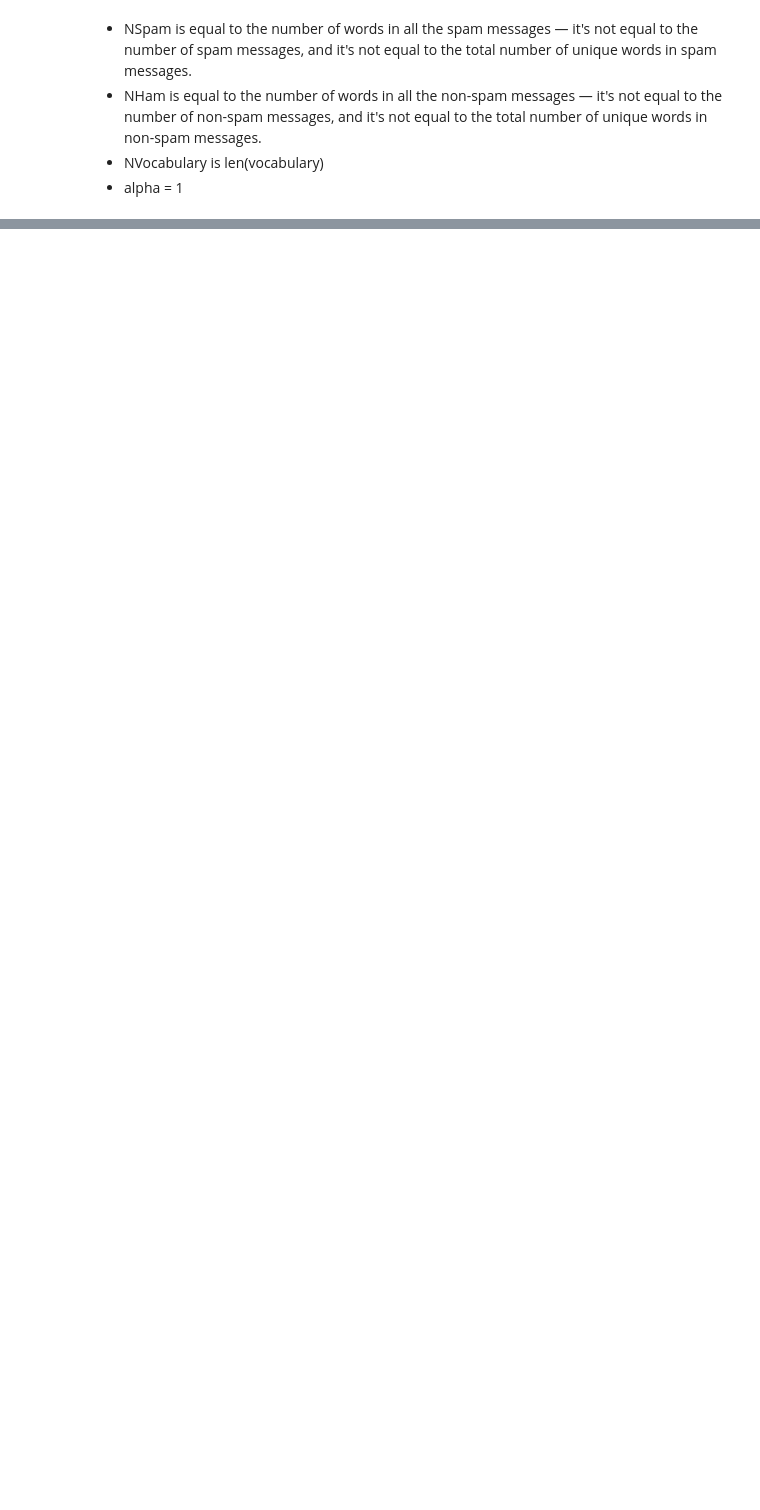
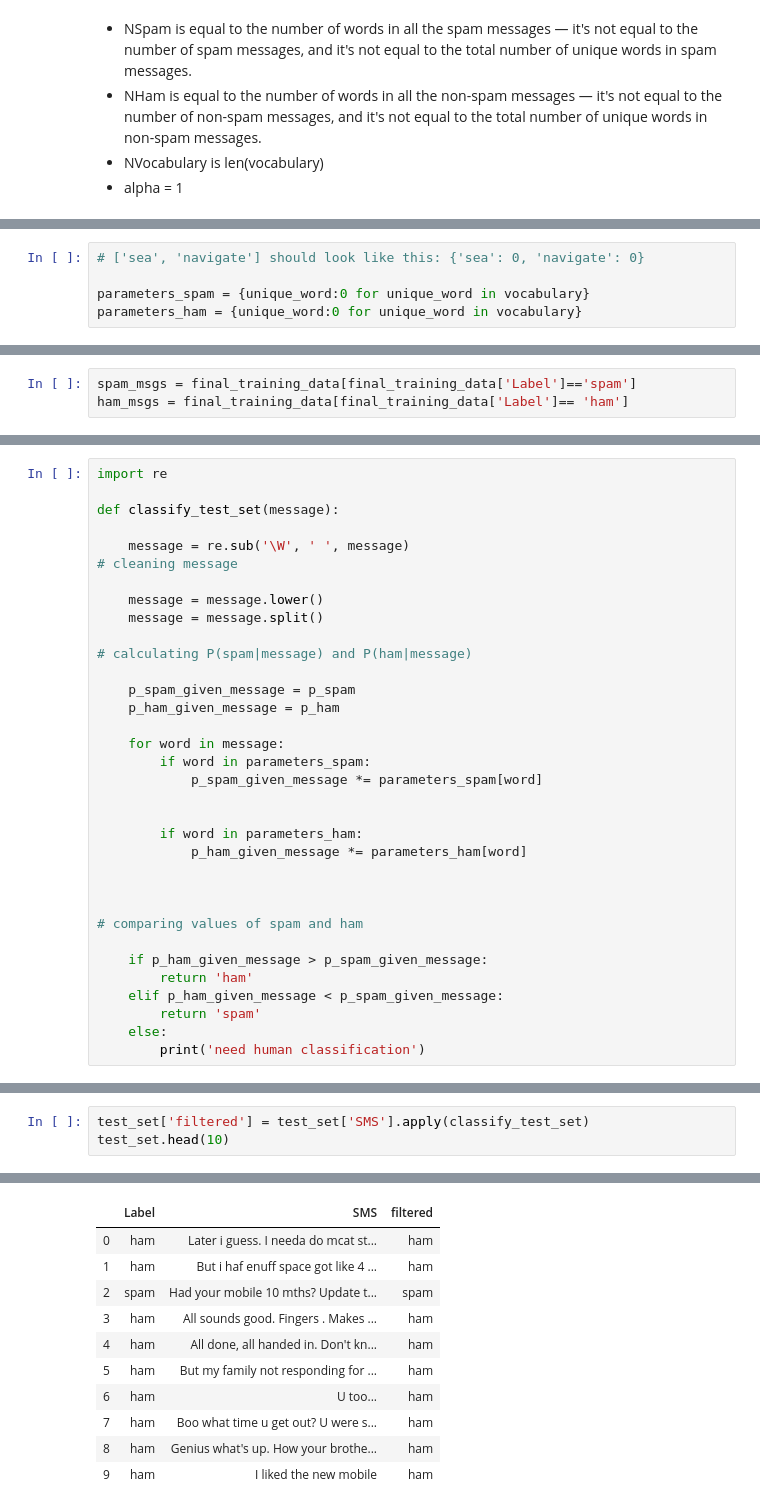
Before and after one commit to AshaHirpara/DataScience-py-prj, a Jupyter notebook: Building a Spam Filter with Naive Bayes.ipynb, the cells around one changed output, grey strips where cells are left out. Drawn from its saved outputs; the diff is of its cells as text; blank space fills up the shorter version.

```diff
--- a/Building a Spam Filter with Naive Bayes.ipynb
+++ b/Building a Spam Filter with Naive Bayes.ipynb
@@ -199,0 +205,5 @@ p_ham = final_training_data['Label'].value_counts(normalize=True)['ham']
+# %%
+# ['sea', 'navigate'] should look like this: {'sea': 0, 'navigate': 0}
+
+parameters_spam = {unique_word:0 for unique_word in vocabulary}
+parameters_ham = {unique_word:0 for unique_word in vocabulary}
@@ -199,0 +213,3 @@ p_ham = final_training_data['Label'].value_counts(normalize=True)['ham']
+# %%
+spam_msgs = final_training_data[final_training_data['Label']=='spam']
+ham_msgs = final_training_data[final_training_data['Label']== 'ham']
@@ -199,0 +293,34 @@ p_ham = final_training_data['Label'].value_counts(normalize=True)['ham']
+# %%
+import re
+
+def classify_test_set(message):
+
+    message = re.sub('\W', ' ', message)
+# cleaning message
+
+    message = message.lower()
+    message = message.split()
+
+# calculating P(spam|message) and P(ham|message)
+
+    p_spam_given_message = p_spam
+    p_ham_given_message = p_ham
+
+    for word in message:
+        if word in parameters_spam:
+            p_spam_given_message *= parameters_spam[word]
+
+
+        if word in parameters_ham:
+            p_ham_given_message *= parameters_ham[word]
+
+
+
+# comparing values of spam and ham
+
+    if p_ham_given_message > p_spam_given_message:
+        return 'ham'
+    elif p_ham_given_message < p_spam_given_message:
+        return 'spam'
+    else:
+        print('need human classification')
@@ -199,0 +329,4 @@ p_ham = final_training_data['Label'].value_counts(normalize=True)['ham']
+# %%
+test_set['filtered'] = test_set['SMS'].apply(classify_test_set)
+test_set.head(10)
+# %% [output]
@@ -199,0 +334,11 @@ p_ham = final_training_data['Label'].value_counts(normalize=True)['ham']
+|  | Label | SMS | filtered |
+| 0 | ham | Later i guess. I needa do mcat st... | ham |
+| 1 | ham | But i haf enuff space got like 4 ... | ham |
+| 2 | spam | Had your mobile 10 mths? Update t... | spam |
+| 3 | ham | All sounds good. Fingers . Makes ... | ham |
+| 4 | ham | All done, all handed in. Don't kn... | ham |
+| 5 | ham | But my family not responding for ... | ham |
+| 6 | ham | U too... | ham |
+| 7 | ham | Boo what time u get out? U were s... | ham |
+| 8 | ham | Genius what's up. How your brothe... | ham |
+| 9 | ham | I liked the new mobile | ham |
```
Also changed, not shown: parts of 17 cells of this notebook.
